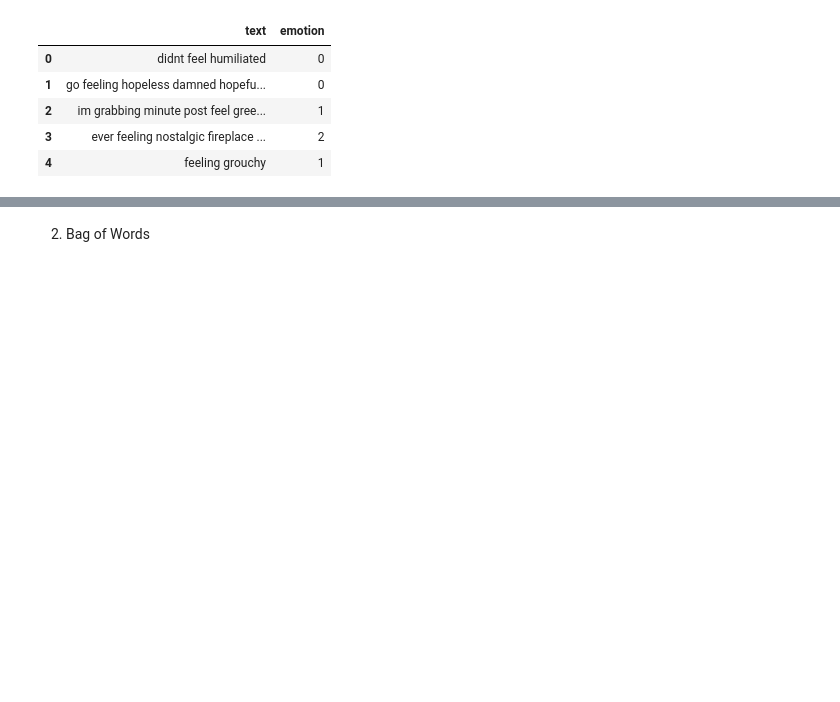
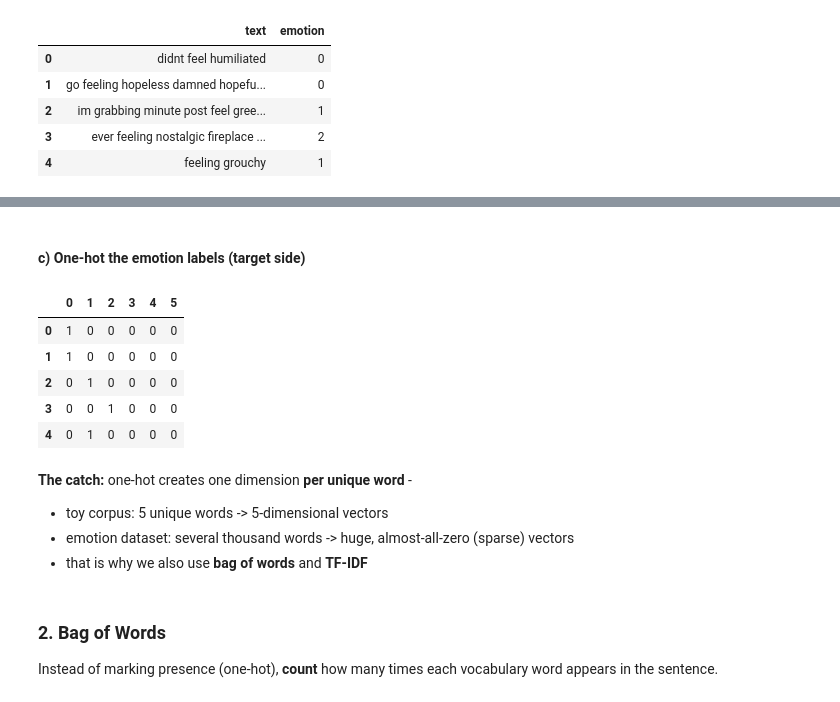
Before and after one commit to ManabBiswas/Machine-Learning, a Jupyter notebook: NLP_Project_1/notebooks/nlp.ipynb, the cells around one changed output, grey strips where cells are left out. Saved outputs shown, nothing was run; the diff lists cells and outputs as text; code cells hidden in the pictures; blank space fills up the shorter version.

```diff
--- a/NLP_Project_1/notebooks/nlp.ipynb
+++ b/NLP_Project_1/notebooks/nlp.ipynb
@@ -214,2 +291,22 @@ df.head()
+# %% [markdown]
+#### c) One-hot the emotion labels (target side)
+# %%
+# one-hot is also used on the TARGET side (the emotion labels),
+# usually required by neural networks
+pd.get_dummies(df['emotion']).astype(int).head()
+# %% [output]
+|  | 0 | 1 | 2 | 3 | 4 | 5 |
+| 0 | 1 | 0 | 0 | 0 | 0 | 0 |
+| 1 | 1 | 0 | 0 | 0 | 0 | 0 |
+| 2 | 0 | 1 | 0 | 0 | 0 | 0 |
+| 3 | 0 | 0 | 1 | 0 | 0 | 0 |
+| 4 | 0 | 1 | 0 | 0 | 0 | 0 |
+# %% [markdown]
+**The catch:** one-hot creates one dimension **per unique word** -
+- toy corpus: 5 unique words -> 5-dimensional vectors
+- emotion dataset: several thousand words -> huge, almost-all-zero (sparse) vectors
+- that is why we also use **bag of words** and **TF-IDF**
 # %% [markdown]
-2. Bag of Words
+### 2. Bag of Words
+
+Instead of marking presence (one-hot), **count** how many times each vocabulary word appears in the sentence.
```
Also changed, not shown: parts of 65 cells of this notebook, 1 other file.
